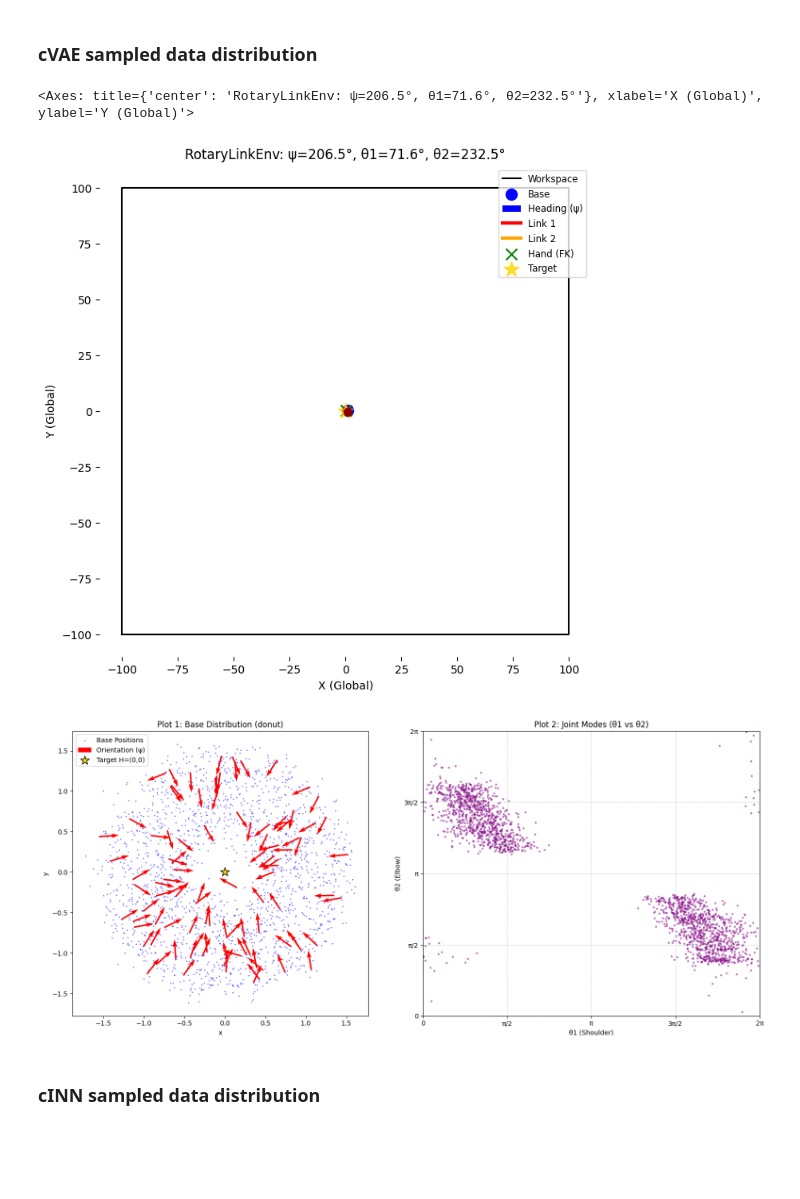
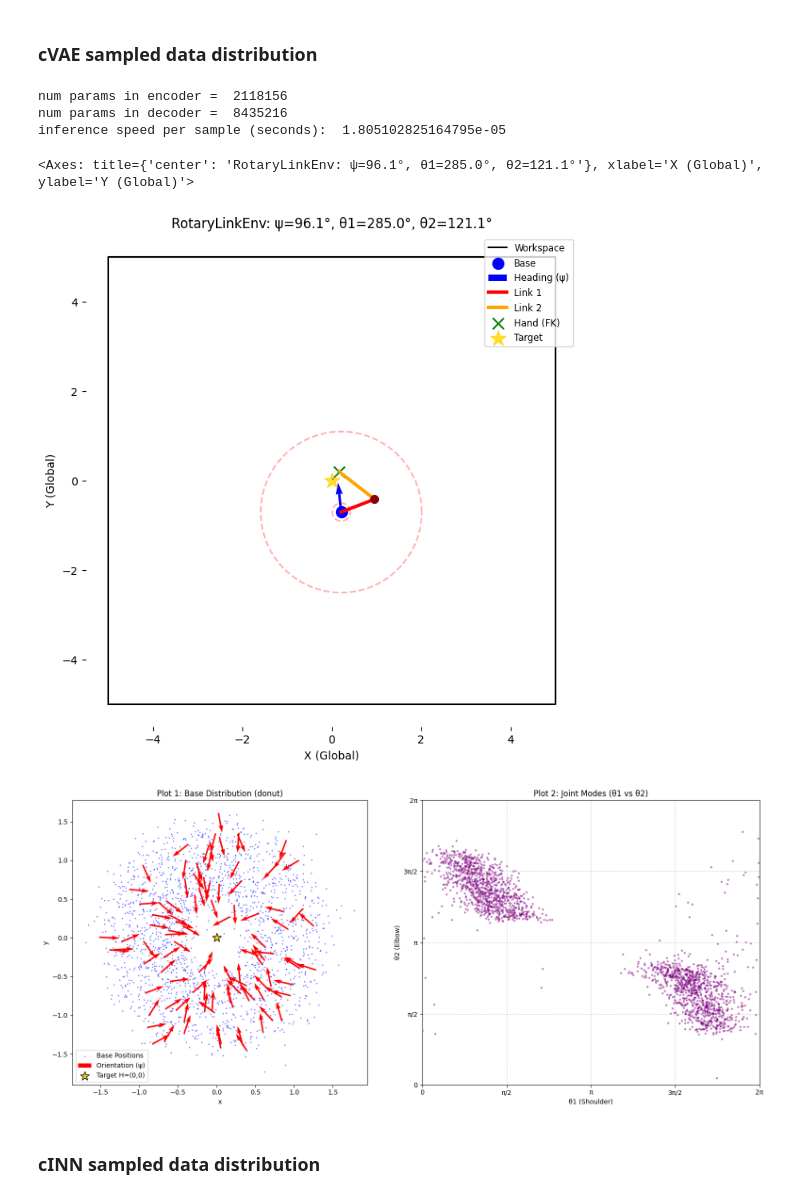
Before and after one commit to kyishanzh/reachability_tests, a Jupyter notebook: rotarylinkenv_test.ipynb, the cells around one changed output. Cells and saved outputs as stored; diff of their text form; code cells hidden in the pictures; blank space fills up the shorter version.

```diff
--- a/rotarylinkenv_test.ipynb
+++ b/rotarylinkenv_test.ipynb
@@ -111,21 +115,26 @@ env.plot(Q.flatten(), h_world_example)
 ## New environment
 (To experiment with changing workspace sizes and see if model checkpoint generalizes)
 # %%
-new_workspace = Workspace2D(-100, 100, -100, 100)
+new_workspace = Workspace2D(-5, 5, -5, 5)
 new_env = RotaryLinkEnv(new_workspace, link_lengths=[0.8, 1.0], joint_limits=None, n_links=2, base_pos_eps=0.3, base_heading_stddev=np.pi/12) #joint_limits=[[-np.pi, np.pi], [-np.pi, np.pi]]
 # %% [markdown]
 ### cVAE sampled data distribution
 # %%
 from reachability.models.cvae import CVAEConditionalSampler
-cvae_model_path = "outputs/model_ckpts/cvae/cvae_rotarylink_relative.pt"
+cvae_model_path = "outputs/model_ckpts/cvae/cvae_rotary_1262026_controlledparams.pt"
 cvae_model = CVAEConditionalSampler.load(new_env, cvae_model_path, device="cpu")
 
 # 1. Generate 2000 samples for a fixed target at the origin
+start = time.time()
 Q_samples = cvae_model.sample(h_world_example, h_world_example, n_samples=1, rng=rng)
+print("inference speed per sample (seconds): ", (time.time() - start)/h_world_example.shape[0])
 new_env.plot(Q_samples[0].flatten(), h_world_example)
 # %% [output]
-<Axes: title={'center': 'RotaryLinkEnv: ψ=206.5°, θ1=71.6°, θ2=232.5°'}, xlabel='X (Global)', ylabel='Y (Global)'>
+num params in encoder =  2118156
+num params in decoder =  8435216
+inference speed per sample (seconds):  1.805102825164795e-05
+<Axes: title={'center': 'RotaryLinkEnv: ψ=96.1°, θ1=285.0°, θ2=121.1°'}, xlabel='X (Global)', ylabel='Y (Global)'>
-[figure, old version]
+[figure, new version]
 # %%
 # Extract components for plotting -> Q columns: [x, y, psi, th1, th2]
 bx = Q_samples[:, :, 0]
@@ -136,7 +145,7 @@ th2 = Q_samples[:, :, 4]
 
 plot_data_distribution(bx, by, psi, th1, th2)
 # %% [output]
-[figure, old version]
+[figure, new version]
 # %% [markdown]
 ### cINN sampled data distribution
 # %%
```
Also changed, not shown: parts of 14 cells of this notebook, 34 other files.
